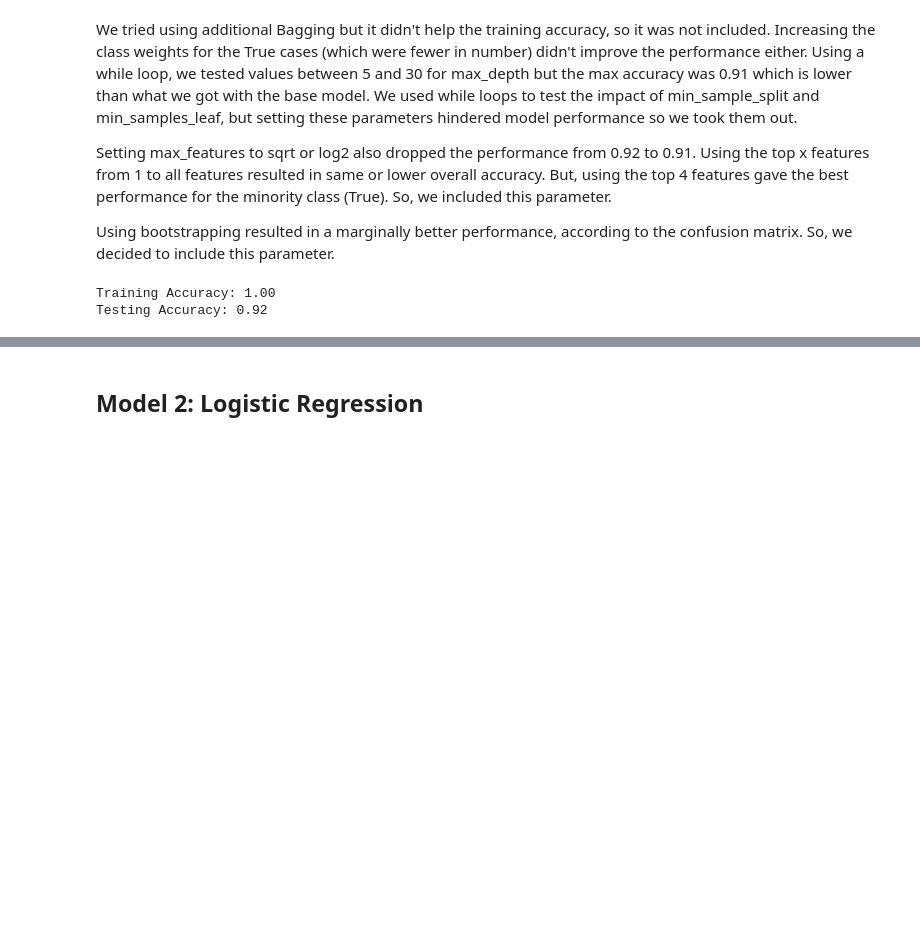
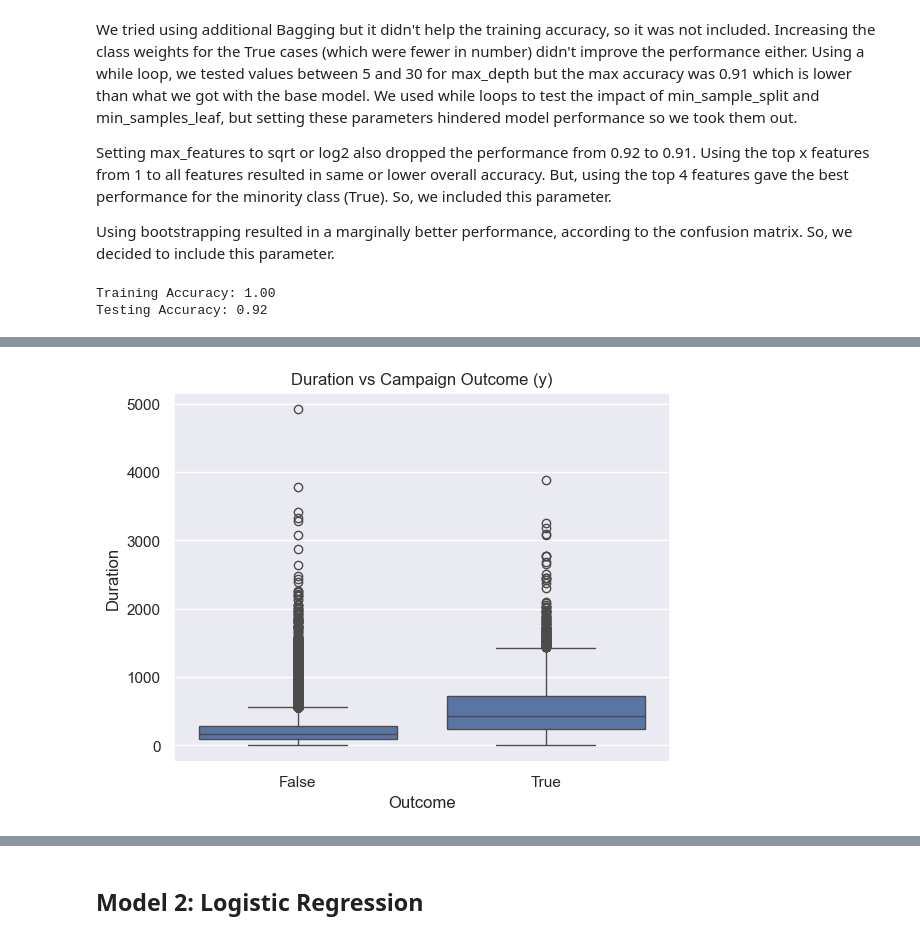
Before and after one commit to nandika-k/Data-Science-Project-2, a Jupyter notebook: Project 2.ipynb, the cells around one changed output, grey strips where cells are left out. Drawn from its saved outputs; the diff is of its cells as text; code cells hidden in the pictures; blank space fills up the shorter version.

```diff
--- a/Project 2.ipynb
+++ b/Project 2.ipynb
@@ -784 +740,9 @@ Top 10 Most Important Features:
 weighted avg       0.91      0.92      0.91      9947
+# %%
+sns.boxplot(x=y_train, y=X_train['duration'])
+plt.title("Duration vs Campaign Outcome (y)")
+plt.xlabel("Outcome")
+plt.ylabel("Duration")
+plt.show()
+# %% [output]
+[figure, added]
```
Also changed, not shown: parts of 6 cells of this notebook.
